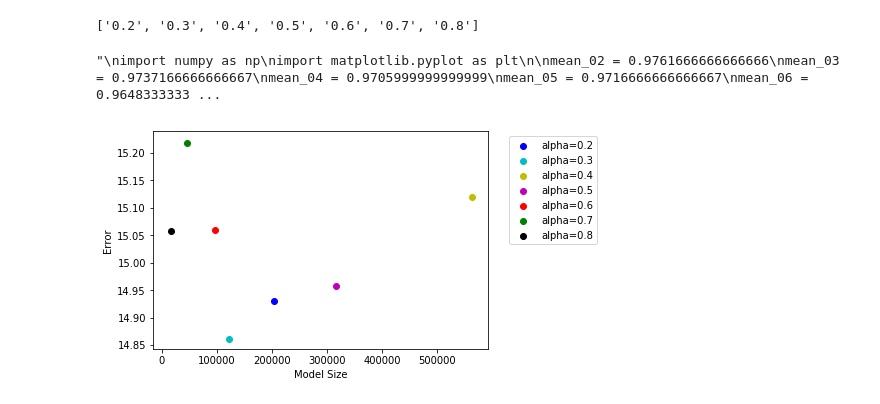
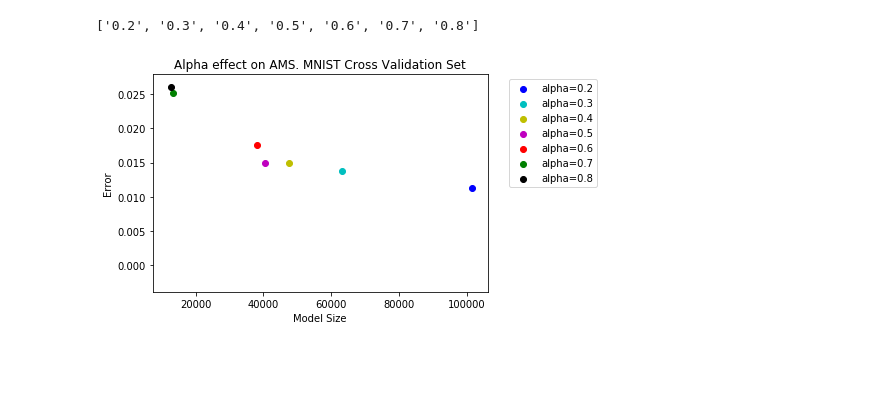
Before and after one commit to dlaredo/automatic_model_selection, a Jupyter notebook: code/TestBestModels.ipynb, the cells around one changed output. Saved outputs shown, nothing was run; the diff lists cells and outputs as text; code cells hidden in the pictures; blank space fills up the shorter version.

Commit message:
Code for generating scatterplots with legends added

```diff
--- a/code/TestBestModels.ipynb
+++ b/code/TestBestModels.ipynb
@@ -152,15 +155,19 @@ test_sets = {'cifar10':(CIFAR10DataHandler, None, 2),
              'mnist':(MNISTDataHandler, None, 2)}
 """
 
-test_sets = {'cmapss':(cmapss_dhandler, MinMaxScaler(feature_range=(-1, 1)), 1)}
+#test_sets = {'cmapss':(cmapss_dhandler, MinMaxScaler(feature_range=(-1, 1)), 1)}
+test_sets = {'mnist':(MNISTDataHandler, None, 2)}
 #alpha_folders = ['alpha0.6', 'alpha0.8', 'alpha1']
 #alpha_folders = ['alpha0.5']
-alpha_values = [0.2, 0.3, 0.4, 0.5, 0.6, 0.7, 0.8]
-#alpha_values = [0.2]
+#alpha_values = [0.2, 0.3, 0.4, 0.5, 0.6, 0.7, 0.8]
+
+results = {}
+
+k = 5  #For 5-fold cross validation
+evaluations_cv = np.zeros(k)
+evaluations_test = np.zeros(k)
 # %%
-results = {}
-
-k = 5  #For 10-fold cross validation
+alpha_values = [0.2, 0.3, 0.4, 0.5, 0.6, 0.7, 0.8]
 
 for dataset in test_sets.keys():
     for alphaValue in alpha_values:
@@ -172,9 +179,6 @@ for dataset in test_sets.keys():
         print("Testing for "+model_file_name)
 
         results_key = dataset + "_" +  str(alphaValue)
-
-        evaluations_cv = np.zeros(k)
-        evaluations_test = np.zeros(k)
 
         model_location = best_model_folder + '/' + dataset + '/' + model_file_name
 
@@ -216,6 +220,6 @@ for dataset in test_sets.keys():
             evaluations_cv[j] = evaluation_cv[1]
             evaluations_test[j] = evaluation_test[1]
 
-        results[results_key] = (evaluations_cv, evaluations_test, trainable_count)
+        results[results_key] = (evaluations_cv.copy(), evaluations_test.copy(), trainable_count)
 # %% [output]
 Testing for yulin/alpha0.2/bestModel_global.json
@@ -393,58 +292,25 @@ DescribeResult(nobs=5, minmax=(250.31609436035157, 263.2602490234375), mean=257.
 print(alphas)
 # %% [output]
 ['0.2', '0.3', '0.4', '0.5', '0.6', '0.7', '0.8']
-# %%
-"""
-import numpy as np
-import matplotlib.pyplot as plt
-
-mean_02 = 0.9761666666666666
-mean_03 = 0.9737166666666667
-mean_04 = 0.9705999999999999
-mean_05 = 0.9716666666666667
-mean_06 = 0.9648333333333332
-mean_07 = 0.9593166666666665
-mean_08 = 0.9150166666666667
-size = [1516, 26506, 38170, 47722, 47722, 63370, 101706]
-error = [1-mean_08, 1-mean_07, 1-mean_06, 1-mean_05, 1-mean_04, 1-mean_03, 1-mean_02]
-plt.scatter(size, error)
-plt.xlabel('Model Size')
-plt.ylabel('Error')
-plt.show()
-"""
-# %% [output]
-"\nimport numpy as np\nimport matplotlib.pyplot as plt\n\nmean_02 = 0.9761666666666666\nmean_03 = 0.9737166666666667\nmean_04 = 0.9705999999999999\nmean_05 = 0.9716666666666667\nmean_06 = 0.9648333333 ...
 # %%
-import numpy as np
-import matplotlib.pyplot as plt
+np_sizes = np.array(model_sizes)
 
-'''
-mean_1 = 234
-mean_2 = 227
-mean_3 = 235
-mean_4 = 285
-mean_5 = 223
-mean_6 = 275
-mean_7 = 276
-size = [17009, 46073, 123217, 204857, 316369, 498657, 564009]
-error = [mean_1, mean_2, mean_3, mean_4, mean_5, mean_6, mean_7]
-'''
+np_cv_errors = 1 - np.array(np.sqrt(cv_errors)) #Used for accuracy to measure error
+np_alphas = np.array(alphas)
 
-np_sizes = np.array(model_sizes)
-np_cv_errors = np.array(np.sqrt(cv_errors))
-np_test_errors = np.array(np.sqrt(test_errors))
-np_alphas = np.array(alphas)
 colors = ['b', 'c', 'y', 'm', 'r', 'g', 'k']
 n1 = plt.scatter(np_sizes[0], np_cv_errors[0], color = colors[0], label = 'alpha='+np_alphas[0])
 n2 = plt.scatter(np_sizes[1], np_cv_errors[1], color = colors[1], label = 'alpha='+np_alphas[1])
 n3 = plt.scatter(np_sizes[2], np_cv_errors[2], color = colors[2], label = 'alpha='+np_alphas[2])
 n4 = plt.scatter(np_sizes[3], np_cv_errors[3], color = colors[3], label = 'alpha='+np_alphas[3])
 n5 = plt.scatter(np_sizes[4], np_cv_errors[4], color = colors[4], label = 'alpha='+np_alphas[4])
-n6 = plt.scatter(np_sizes[5], np_cv_errors[5], color = colors[5], label = 'alpha='+np_alphas[5])si
+n6 = plt.scatter(np_sizes[5], np_cv_errors[5], color = colors[5], label = 'alpha='+np_alphas[5])
 n7 = plt.scatter(np_sizes[6], np_cv_errors[6], color = colors[6], label = 'alpha='+np_alphas[6])
+
 plt.legend(bbox_to_anchor=(1.05, 1),loc=2)
 plt.xlabel('Model Size')
 plt.ylabel('Error')
+plt.title("Alpha effect on AMS. MNIST Cross Validation Set")
 plt.show()
 # %% [output]
-[figure, old version]
+[figure, new version]
```
Also changed, not shown: parts of 4 cells of this notebook, 1 other file.
